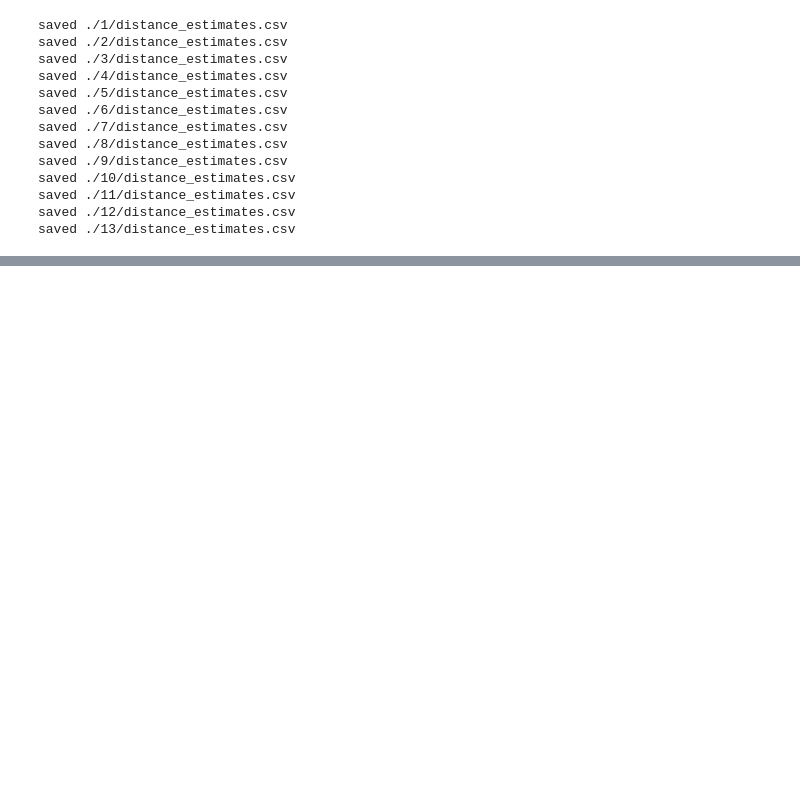
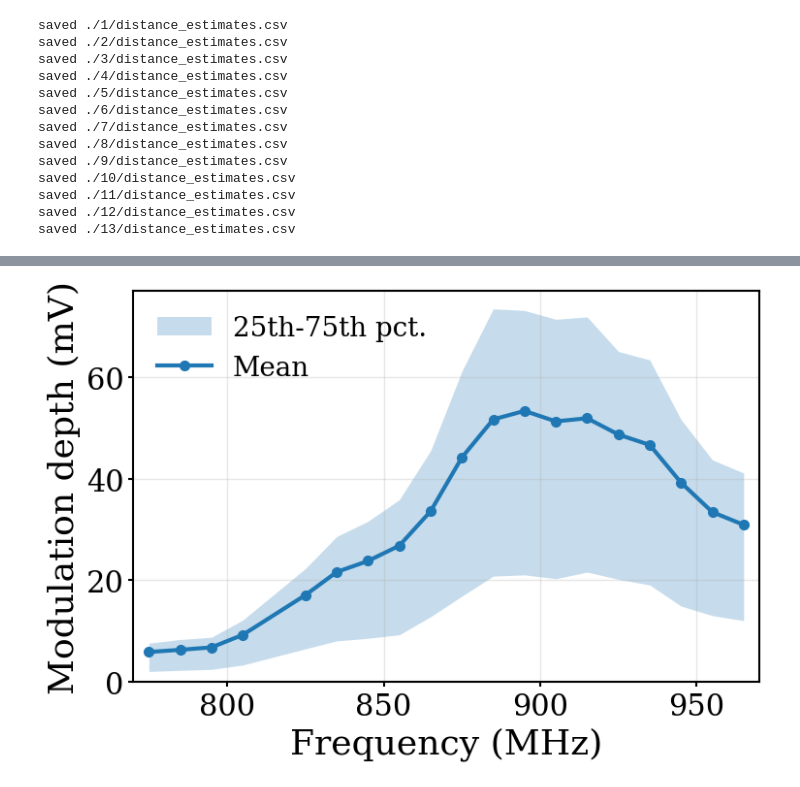
Before and after one commit to manavjeetsingh/RFImaging, a Jupyter notebook: multitag/ML_ranging_multitag_SVR.ipynb, the cells around one changed output, grey strips where cells are left out. Drawn from its saved outputs; the diff is of its cells as text; code cells hidden in the pictures; blank space fills up the shorter version.

```diff
--- a/multitag/ML_ranging_multitag_SVR.ipynb
+++ b/multitag/ML_ranging_multitag_SVR.ipynb
@@ -494,0 +498,24 @@ saved ./13/distance_estimates.csv
+# %%
+import glob, os
+
+# Modulation depth per link: mean voltage of each channel trace, then max - min across channels.
+# One raw row = one directed link (Tx -> Rx) at one frequency, run and repetition.
+depth_rows = []
+for path in sorted(glob.glob("*/mpp_testing_multifeq_775-995*.csv")):
+    raw = pd.read_csv(path)
+    ch_cols = [c for c in raw.columns if c.startswith("Channel_") and c.endswith("_voltages")]
+    ch_mean = np.column_stack([raw[c].map(lambda s: np.fromstring(s.strip("[]"), sep=",").mean()) for c in ch_cols])
+    depth_rows.append(pd.DataFrame({
+        "experiment": os.path.dirname(path), "Tx": raw["Tx"], "Rx": raw["Rx"], FREQ: raw[FREQ],
+        "depth": ch_mean.max(axis=1) - ch_mean.min(axis=1),  # mV
+    }))
+depth = pd.concat(depth_rows, ignore_index=True)
+
+# Average over runs/repetitions per link, then stats across links per frequency.
+link_depth = depth.groupby(["experiment", "Tx", "Rx", FREQ])["depth"].mean()
+depth_per_freq = link_depth.groupby(FREQ).agg(
+    **{"avg depth (mV)": "mean", "min depth (mV)": "min",
+       "25th pct (mV)": lambda x: np.percentile(x, 25), "75th pct (mV)": lambda x: np.percentile(x, 75),
+       "max depth (mV)": "max", "n links": "count"})
+print(f"Channels: {ch_cols}")
+depth_per_freq.round(3)
@@ -494,0 +542,19 @@ saved ./13/distance_estimates.csv
+# %%
+num_freqs=19
+f = depth_per_freq.index.to_numpy()[:num_freqs]
+with plt.rc_context({"font.size": 22, "axes.labelsize": 26, "xtick.labelsize": 22, "ytick.labelsize": 22,
+                     "legend.fontsize": 20, "font.family": "serif", "mathtext.fontset": "dejavuserif",
+                     "axes.linewidth": 1.5, "xtick.major.width": 1.5, "ytick.major.width": 1.5,
+                     "pdf.fonttype": 42}):
+    fig, ax = plt.subplots(figsize=(8, 5.5))
+    ax.fill_between(f, depth_per_freq["25th pct (mV)"][:num_freqs], depth_per_freq["75th pct (mV)"][:num_freqs],
+                    color="C0", alpha=0.25, lw=0, label="25th-75th pct.")
+    ax.plot(f, depth_per_freq["avg depth (mV)"][:num_freqs], "o-", color="C0", lw=3, ms=7, label="Mean")
+    ax.set_xlabel("Frequency (MHz)"); ax.set_ylabel("Modulation depth (mV)")
+    ax.set_xlim(f.min() - 5, f.max() + 5); ax.set_ylim(bottom=0)
+    ax.grid(alpha=0.3, lw=1); ax.legend(loc="upper left", frameon=False)
+    plt.tight_layout()
+    fig.savefig("Plots/modulation_depth_vs_freq.pdf", bbox_inches="tight")
+    plt.show()
+# %% [output]
+[figure, added]
```
Also changed, not shown: parts of 2 cells of this notebook, 25 other files.
